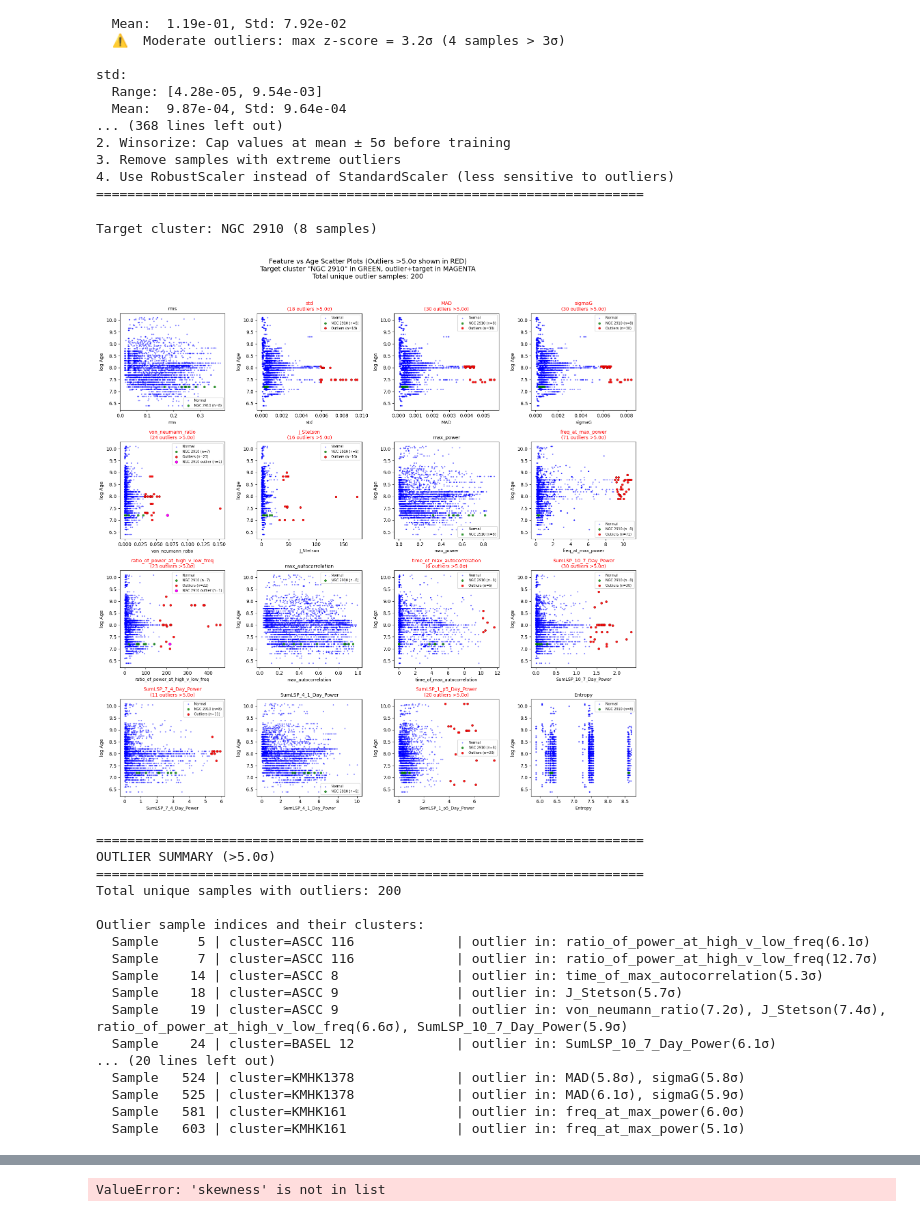
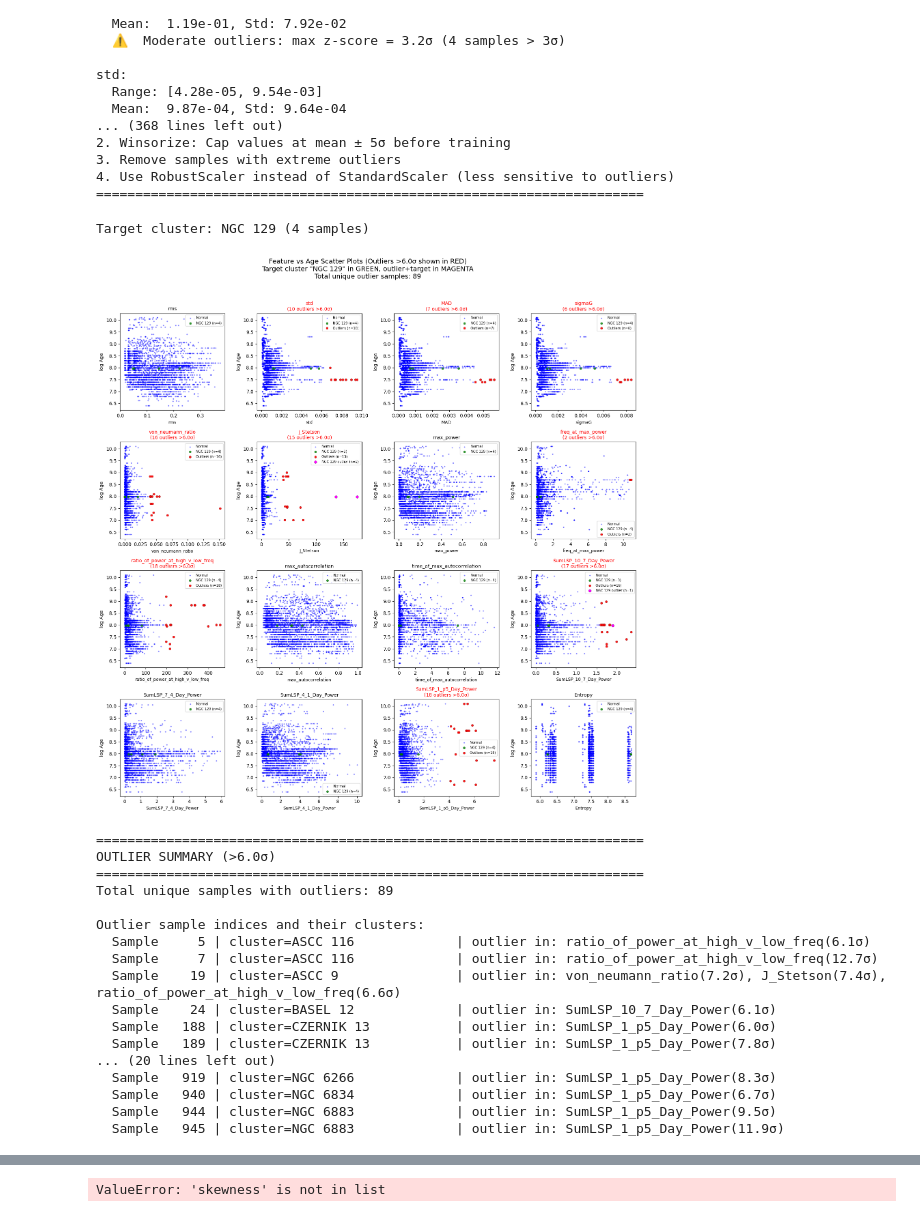
Before and after one commit to tobin-wainer/TESS_Cluster_Age_ML, a Jupyter notebook: GaussianNN_CGW/Model_Pipeline/0_5_EvaluateDataset.ipynb, the cells around one changed output, grey strips where cells are left out. Saved outputs shown, nothing was run; the diff lists cells and outputs as text; code cells hidden in the pictures.

```diff
--- a/GaussianNN_CGW/Model_Pipeline/0_5_EvaluateDataset.ipynb
+++ b/GaussianNN_CGW/Model_Pipeline/0_5_EvaluateDataset.ipynb
@@ -284,22 +284,22 @@ import matplotlib.pyplot as plt
 import numpy as np
 
 # Configuration
-Z_THRESHOLD = 5.0  # z-score threshold for outliers
+Z_THRESHOLD = 6.0  # z-score threshold for outliers
 #target_cluster_name = 'NGC1704'  # Set to a cluster name (e.g., 'NGC_2516') to highlight it in green
                                  # Points that are both outliers AND in target cluster will be magenta
                                  # Set to None for default behavior (blue=normal, red=outlier)
-target_cluster_name = '[SL63] 410'
-target_cluster_name = 'NGC1932'
-target_cluster_name = '[SL63] 106'
+#target_cluster_name = '[SL63] 410'
+# target_cluster_name = 'NGC1932'
+# target_cluster_name = '[SL63] 106'
 target_cluster_name = 'NGC 129'
-target_cluster_name = 'IC 2581'
-target_cluster_name = '[SL63] 763'
-target_cluster_name = 'BSDL1674'
-target_cluster_name = 'NGC2000'
+# target_cluster_name = 'IC 2581'
+# target_cluster_name = '[SL63] 763'
+# target_cluster_name = 'BSDL1674'
+# target_cluster_name = 'NGC2000'
 
-target_cluster_name = 'NGC2003'
-target_cluster_name = '[SL63] 502'
-target_cluster_name = 'NGC 2910'
+# target_cluster_name = 'NGC2003'
+# target_cluster_name = '[SL63] 502'
+# target_cluster_name = 'NGC 2910'
 
 # Convert to numpy for plotting
 X_np = X_train.detach().cpu().numpy()
@@ -414,52 +414,52 @@ else:
              f'Total unique outlier samples: {len(all_outlier_indices)}')
 
 plt.suptitle(title, fontsize=14, y=1.02)
 plt.tight_layout()
 plt.show()
 
 # Print summary of outlier samples
 print(f'\n{"="*70}')
 print(f'OUTLIER SUMMARY (>{Z_THRESHOLD}σ)')
 print(f'{"="*70}')
 print(f'Total unique samples with outliers: {len(all_outlier_indices)}')
 
 if len(all_outlier_indices) > 0:
     print(f'\nOutlier sample indices and their clusters:')
     for idx in sorted(all_outlier_indices)[:30]:  # Show first 30
         # Find which features this sample is an outlier in
         outlier_features = []
         for i, col in enumerate(feature_cols):
             val = X_np[idx, i]
             mean = X_np[:, i].mean()
             std = X_np[:, i].std()
             if std > 0:
                 z = abs((val - mean) / std)
                 if z > Z_THRESHOLD:
                     outlier_features.append(f'{col}({z:.1f}σ)')
 
         # Mark if this is a target cluster sample
         target_marker = ' ★' if (target_cluster_mask is not None and target_cluster_mask[idx]) else ''
         print(f'  Sample {idx:>5d} | cluster={train_cluster_names[idx]:20s}{target_marker} | outlier in: {", ".join(outlier_features)}')
 # %% [output]
-Target cluster: NGC 2910 (8 samples)
+Target cluster: NGC 129 (4 samples)
-[figure, old version]
+[figure, new version]
 ======================================================================
-OUTLIER SUMMARY (>5.0σ)
+OUTLIER SUMMARY (>6.0σ)
 ======================================================================
-Total unique samples with outliers: 200
+Total unique samples with outliers: 89
 
 Outlier sample indices and their clusters:
   Sample     5 | cluster=ASCC 116             | outlier in: ratio_of_power_at_high_v_low_freq(6.1σ)
   Sample     7 | cluster=ASCC 116             | outlier in: ratio_of_power_at_high_v_low_freq(12.7σ)
-  Sample    14 | cluster=ASCC 8               | outlier in: time_of_max_autocorrelation(5.3σ)
-  Sample    18 | cluster=ASCC 9               | outlier in: J_Stetson(5.7σ)
-  Sample    19 | cluster=ASCC 9               | outlier in: von_neumann_ratio(7.2σ), J_Stetson(7.4σ), ratio_of_power_at_high_v_low_freq(6.6σ), SumLSP_10_7_Day_Power(5.9σ)
+  Sample    19 | cluster=ASCC 9               | outlier in: von_neumann_ratio(7.2σ), J_Stetson(7.4σ), ratio_of_power_at_high_v_low_freq(6.6σ)
   Sample    24 | cluster=BASEL 12             | outlier in: SumLSP_10_7_Day_Power(6.1σ)
+  Sample   188 | cluster=CZERNIK 13           | outlier in: SumLSP_1_p5_Day_Power(6.0σ)
+  Sample   189 | cluster=CZERNIK 13           | outlier in: SumLSP_1_p5_Day_Power(7.8σ)
 ... (20 lines left out)
-  Sample   524 | cluster=KMHK1378             | outlier in: MAD(5.8σ), sigmaG(5.8σ)
-  Sample   525 | cluster=KMHK1378             | outlier in: MAD(6.1σ), sigmaG(5.9σ)
-  Sample   581 | cluster=KMHK161              | outlier in: freq_at_max_power(6.0σ)
-  Sample   603 | cluster=KMHK161              | outlier in: freq_at_max_power(5.1σ)
+  Sample   919 | cluster=NGC 6266             | outlier in: SumLSP_1_p5_Day_Power(8.3σ)
+  Sample   940 | cluster=NGC 6834             | outlier in: SumLSP_1_p5_Day_Power(6.7σ)
+  Sample   944 | cluster=NGC 6883             | outlier in: SumLSP_1_p5_Day_Power(9.5σ)
+  Sample   945 | cluster=NGC 6883             | outlier in: SumLSP_1_p5_Day_Power(11.9σ)
 # %%
 # ==============================================================================
 # PLOT PERIODOGRAM OF OUTLIERS
```
Also changed, not shown: parts of 2 cells of this notebook, 5 other files.
